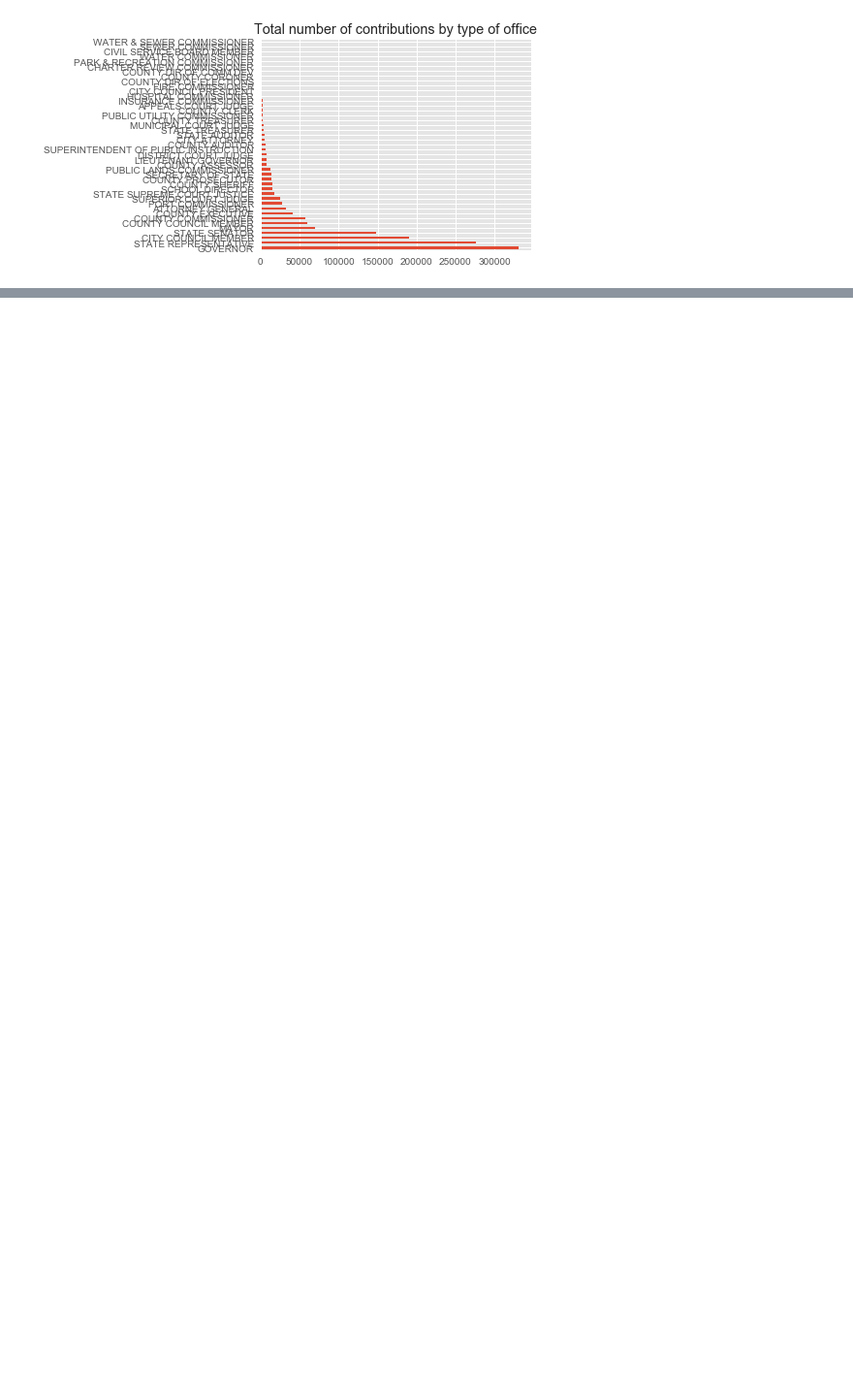
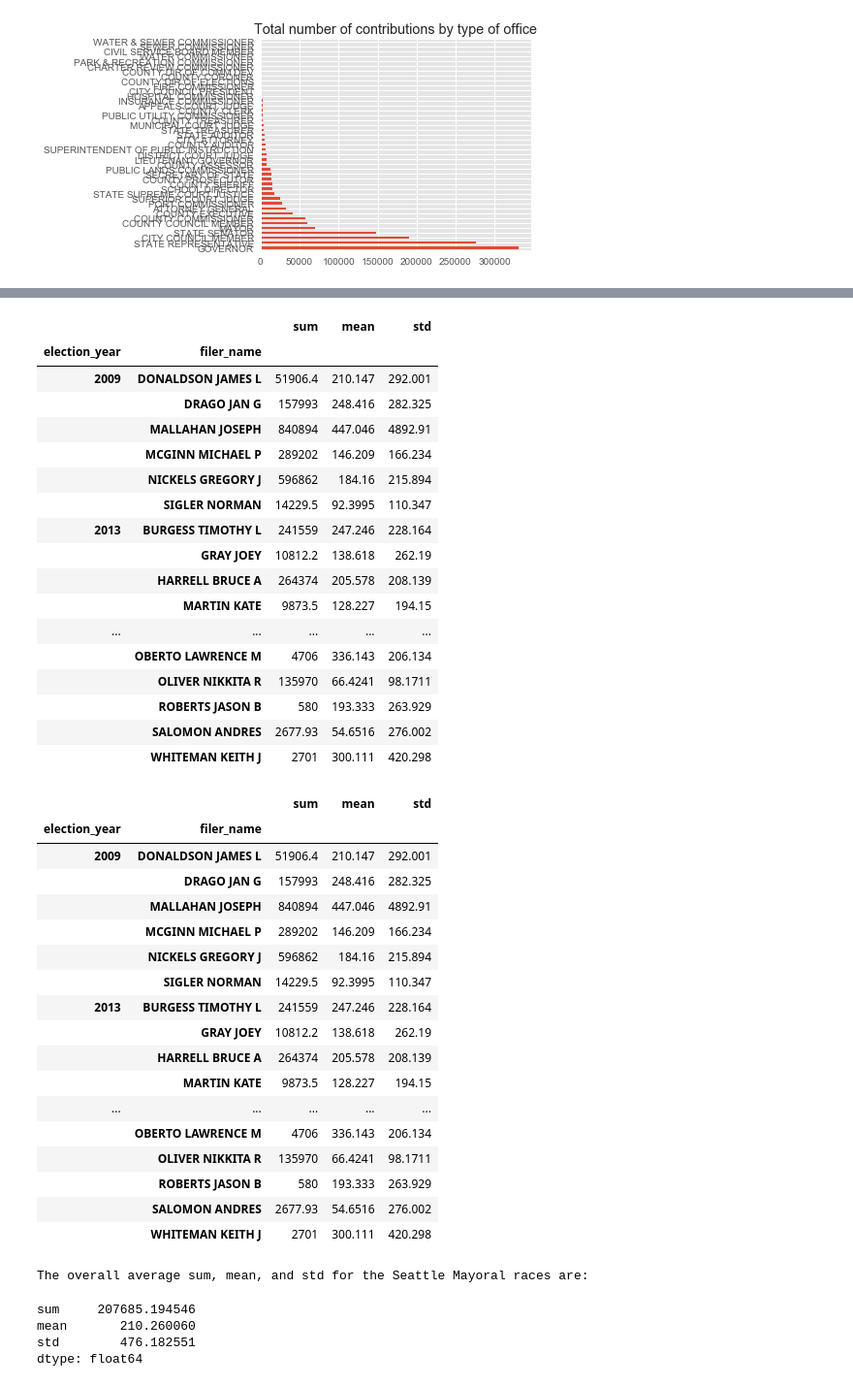
Before and after one commit to orbitse/data-512-finalproject, a Jupyter notebook: A6-Final-Project.ipynb, the cells around one changed output, grey strips where cells are left out. Shown: that part at 97% size. Drawn from its saved outputs; the diff is of its cells as text; code cells hidden in the pictures; blank space fills up the shorter version.

```diff
--- a/A6-Final-Project.ipynb
+++ b/A6-Final-Project.ipynb
@@ -811 +722,52 @@ group_city_councils["amount"].agg([np.sum, np.mean, np.std])
+# %%
+seattle_mayors = mayors[mayors["jurisdiction"] == "CITY OF SEATTLE"]
+group_sea_mayors = seattle_mayors[["election_year", "filer_name",
+                                  "amount"]].groupby(["election_year",
+                                                      "filer_name"])
+sea_mayor_stats = group_sea_mayors["amount"].agg([np.sum, np.mean, np.std])
+sea_mayor_stats.style.highlight_max(["sum", "mean", "std"], axis=0)
+print("The overall average sum, mean, and std for the Seattle Mayoral races are:")
+sea_mayor_stats.mean()
+# %% [output]
+|  |  | sum | mean | std |
+| election_year | filer_name |  |  |  |
+| 2009 | DONALDSON JAMES L | 51906.4 | 210.147 | 292.001 |
+|  | DRAGO JAN G | 157993 | 248.416 | 282.325 |
+|  | MALLAHAN JOSEPH | 840894 | 447.046 | 4892.91 |
+|  | MCGINN MICHAEL P | 289202 | 146.209 | 166.234 |
+|  | NICKELS GREGORY J | 596862 | 184.16 | 215.894 |
+|  | SIGLER NORMAN | 14229.5 | 92.3995 | 110.347 |
+| 2013 | BURGESS TIMOTHY L | 241559 | 247.246 | 228.164 |
+|  | GRAY JOEY | 10812.2 | 138.618 | 262.19 |
+|  | HARRELL BRUCE A | 264374 | 205.578 | 208.139 |
+|  | MARTIN KATE | 9873.5 | 128.227 | 194.15 |
+| ... | ... | ... | ... | ... |
+|  | OBERTO LAWRENCE M | 4706 | 336.143 | 206.134 |
+|  | OLIVER NIKKITA R | 135970 | 66.4241 | 98.1711 |
+|  | ROBERTS JASON B | 580 | 193.333 | 263.929 |
+|  | SALOMON ANDRES | 2677.93 | 54.6516 | 276.002 |
+|  | WHITEMAN KEITH J | 2701 | 300.111 | 420.298 |
+|  |  | sum | mean | std |
+| election_year | filer_name |  |  |  |
+| 2009 | DONALDSON JAMES L | 51906.4 | 210.147 | 292.001 |
+|  | DRAGO JAN G | 157993 | 248.416 | 282.325 |
+|  | MALLAHAN JOSEPH | 840894 | 447.046 | 4892.91 |
+|  | MCGINN MICHAEL P | 289202 | 146.209 | 166.234 |
+|  | NICKELS GREGORY J | 596862 | 184.16 | 215.894 |
+|  | SIGLER NORMAN | 14229.5 | 92.3995 | 110.347 |
+| 2013 | BURGESS TIMOTHY L | 241559 | 247.246 | 228.164 |
+|  | GRAY JOEY | 10812.2 | 138.618 | 262.19 |
+|  | HARRELL BRUCE A | 264374 | 205.578 | 208.139 |
+|  | MARTIN KATE | 9873.5 | 128.227 | 194.15 |
+| ... | ... | ... | ... | ... |
+|  | OBERTO LAWRENCE M | 4706 | 336.143 | 206.134 |
+|  | OLIVER NIKKITA R | 135970 | 66.4241 | 98.1711 |
+|  | ROBERTS JASON B | 580 | 193.333 | 263.929 |
+|  | SALOMON ANDRES | 2677.93 | 54.6516 | 276.002 |
+|  | WHITEMAN KEITH J | 2701 | 300.111 | 420.298 |
+The overall average sum, mean, and std for the Seattle Mayoral races are:
+sum     207685.194546
+mean       210.260060
+std        476.182551
+dtype: float64
 # %% [markdown]
```
Also changed, not shown: parts of 34 cells of this notebook.
